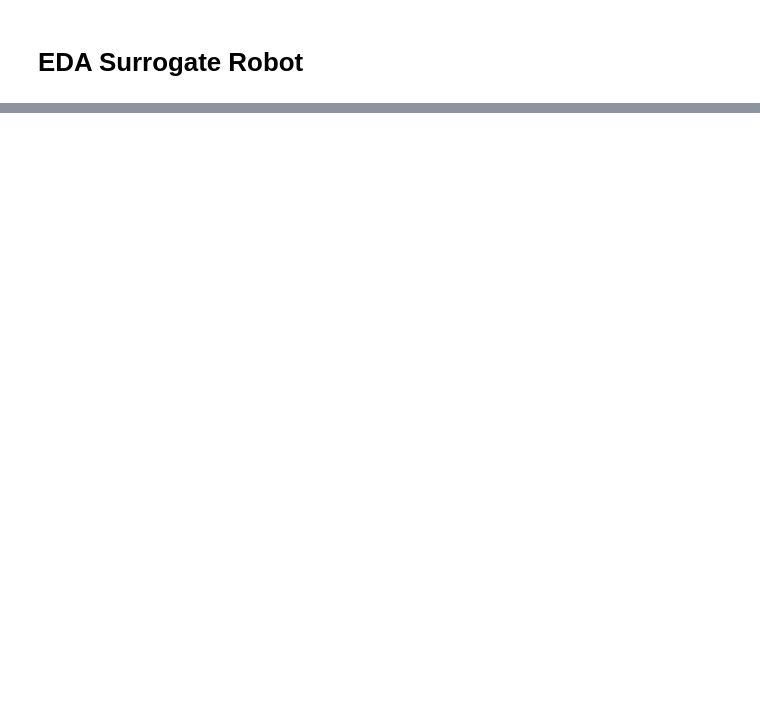
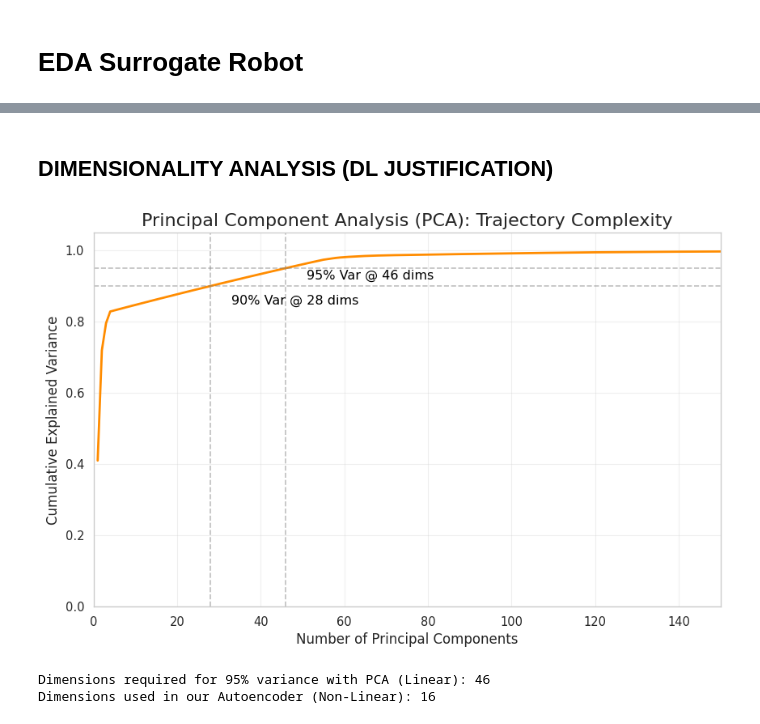
Before and after one commit to esteb01/TFM_Surrogate_Robot, a Jupyter notebook: notebooks/EDA.ipynb, the cells around one changed output, grey strips where cells are left out. Saved outputs shown, nothing was run; the diff lists cells and outputs as text; code cells hidden in the pictures; blank space fills up the shorter version.

```diff
--- a/notebooks/EDA.ipynb
+++ b/notebooks/EDA.ipynb
@@ -373,0 +212,54 @@ La proyección no lineal t-SNE reduce las 350 dimensiones de la trayectoria a un
+# %% [markdown]
+## DIMENSIONALITY ANALYSIS (DL JUSTIFICATION)
+# %%
+from sklearn.decomposition import PCA
+from sklearn.preprocessing import StandardScaler
+
+# 1. Isolate trajectory columns (Pure input for the Autoencoder)
+traj_cols = [c for c in df.columns if c.startswith('dim_')]
+X = df[traj_cols].values
+
+# 2. Standardization
+scaler = StandardScaler()
+X_scaled = scaler.fit_transform(X)
+
+# 3. Apply PCA
+pca = PCA()
+pca.fit(X_scaled)
+
+# 4. Calculate Cumulative Variance
+cumulative_variance = np.cumsum(pca.explained_variance_ratio_)
+n_components = np.arange(1, len(cumulative_variance) + 1)
+
+# --- PLOT ---
+plt.figure(figsize=(10, 6))
+plt.plot(n_components, cumulative_variance, linewidth=2, color='darkorange')
+
+# Reference lines (90% and 95% Information)
+idx_90 = np.argmax(cumulative_variance >= 0.90)
+idx_95 = np.argmax(cumulative_variance >= 0.95)
+
+plt.axvline(x=idx_90, color='gray', linestyle='--', alpha=0.5)
+plt.axhline(y=0.90, color='gray', linestyle='--', alpha=0.5)
+plt.text(idx_90 + 5, 0.85, f'90% Var @ {idx_90} dims', color='black')
+
+plt.axvline(x=idx_95, color='gray', linestyle='--', alpha=0.5)
+plt.axhline(y=0.95, color='gray', linestyle='--', alpha=0.5)
+plt.text(idx_95 + 5, 0.92, f'95% Var @ {idx_95} dims', color='black')
+
+# Aesthetics
+plt.title('Principal Component Analysis (PCA): Trajectory Complexity', fontsize=16)
+plt.xlabel('Number of Principal Components', fontsize=12)
+plt.ylabel('Cumulative Explained Variance', fontsize=12)
+plt.grid(True, alpha=0.3)
+plt.xlim(0, 150)
+plt.ylim(0, 1.05)
+
+plt.show()
+
+print(f"Dimensions required for 95% variance with PCA (Linear): {idx_95}")
+print(f"Dimensions used in our Autoencoder (Non-Linear): 16")
+# %% [output]
+[figure, added]
+Dimensions required for 95% variance with PCA (Linear): 46
+Dimensions used in our Autoencoder (Non-Linear): 16
```
Also changed, not shown: parts of 46 cells of this notebook, 9 other files.
